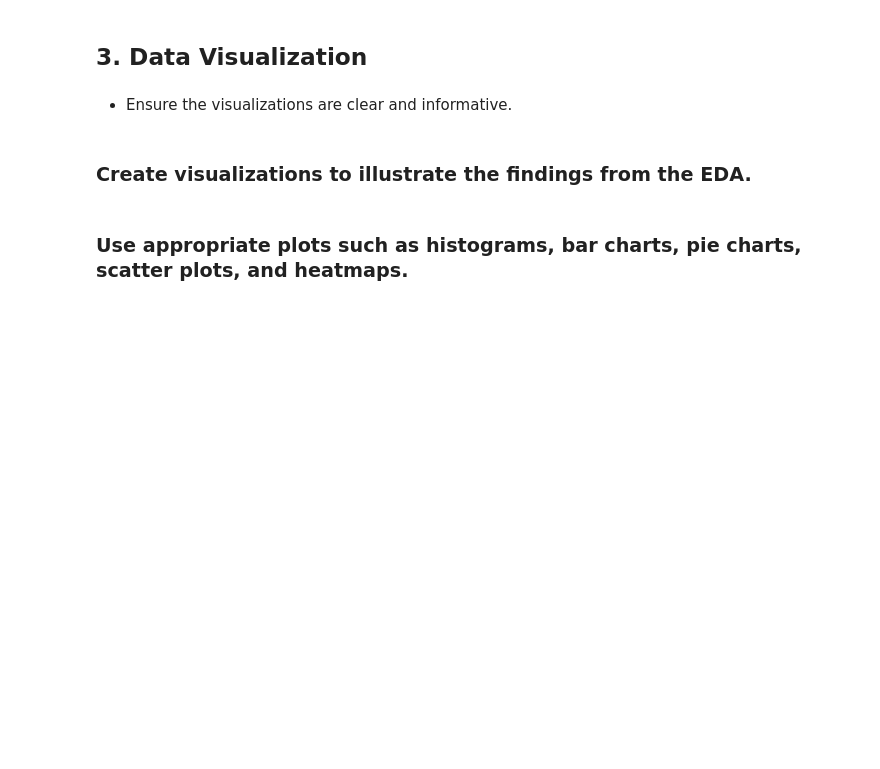
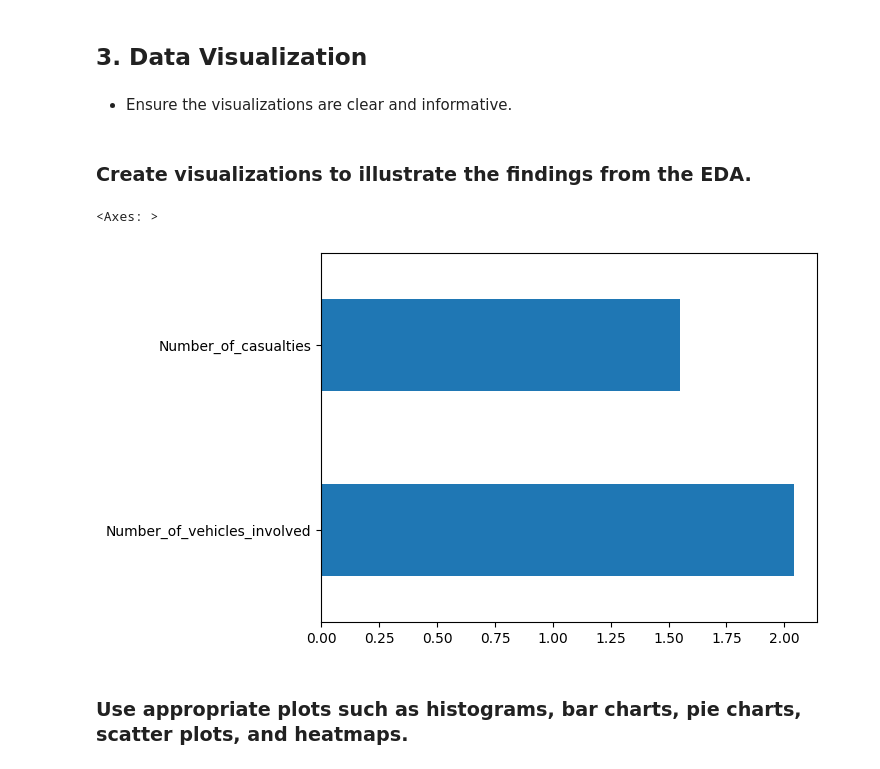
Before and after one commit to llaygh/T5_camp_Amany, a Jupyter notebook: Task_(1)_Amany__Week_1.ipynb, the cells around one changed output. Drawn from its saved outputs; the diff is of its cells as text; code cells hidden in the pictures; blank space fills up the shorter version.

```diff
--- a/Task_(1)_Amany__Week_1.ipynb
+++ b/Task_(1)_Amany__Week_1.ipynb
@@ -208,5 +208,10 @@ data.plot.scatter(x='Age_band_of_driver', y='Accident_severity')
 * Ensure the visualizations are clear and informative.
 # %% [markdown]
 ### Create visualizations to illustrate the findings from the EDA.
+# %%
+data.loc[:,['Number_of_vehicles_involved', 'Number_of_casualties']].mean().plot(kind='barh')
+# %% [output]
+<Axes: >
+[figure, added]
 # %% [markdown]
 ### Use appropriate plots such as histograms, bar charts, pie charts, scatter plots, and heatmaps.
```
Also changed, not shown: parts of 1 cell of this notebook.
